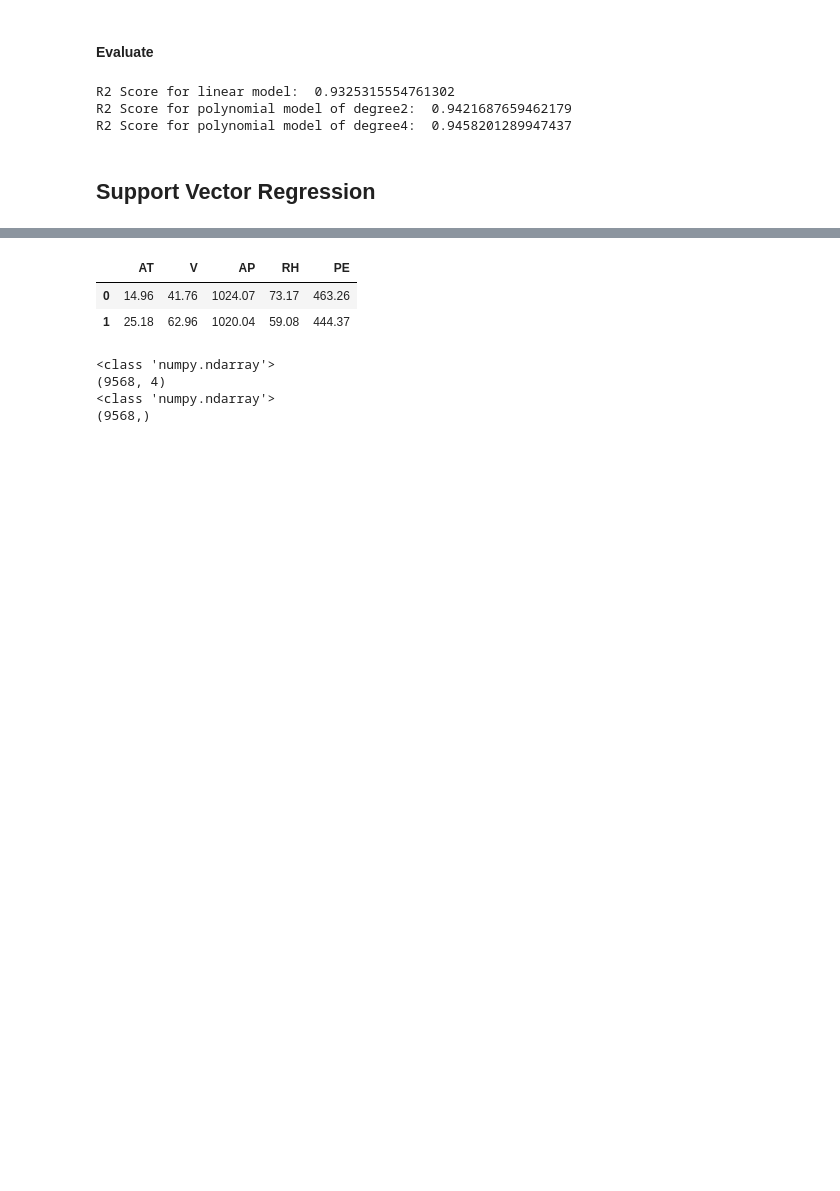
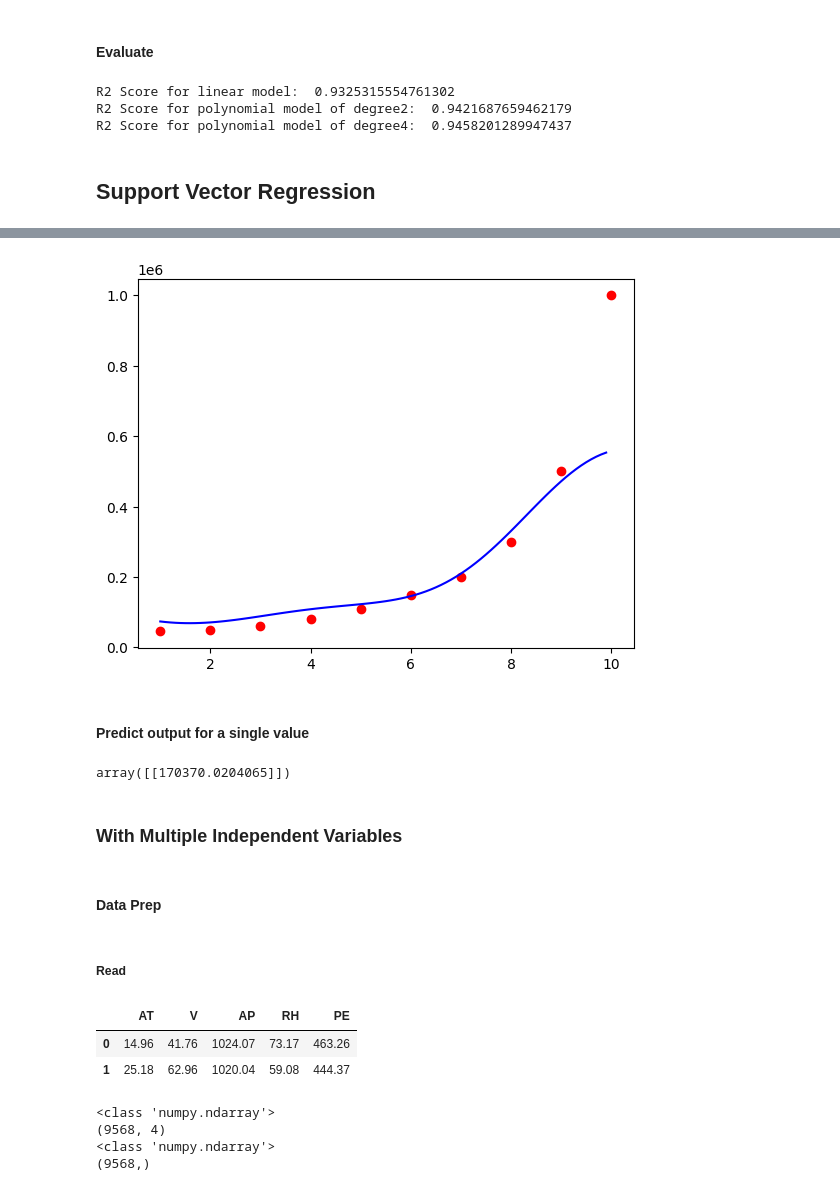
Before and after one commit to paulang1807/learn-ml, a Jupyter notebook: ScikitLearn-RegressionBasics.ipynb, the cells around one changed output, grey strips where cells are left out. Cells and saved outputs as stored; diff of their text form; code cells hidden in the pictures; blank space fills up the shorter version.

```diff
--- a/ScikitLearn-RegressionBasics.ipynb
+++ b/ScikitLearn-RegressionBasics.ipynb
@@ -731,0 +734,3 @@ R2 Score for polynomial model of degree4:  0.9458201289947437
+# %%
+dataset = pd.read_csv('data/Polynomial_Reg_data.csv')
+dataset.head(2)
@@ -732,3 +805,25 @@ R2 Score for polynomial model of degree4:  0.9458201289947437
+# %%
+# Plot smoother curve for polynomial regression predictions for degree 4
+# using a finer grain of data
+X_fin = np.arange(min(sc_x.inverse_transform(X)), max(sc_x.inverse_transform(X)), 0.1)
+X_fin = X_fin.reshape((len(X_fin), 1))
+plt.scatter(sc_x.inverse_transform(X), sc_y.inverse_transform(y), color = 'red')
+plt.plot(X_fin, sc_y.inverse_transform(r_svr.predict(sc_x.transform(X_fin)).reshape(-1,1)), color = 'blue')
+plt.show()
+# %% [output]
+[figure, added]
+# %% [markdown]
+#### Predict output for a single value
+# %%
+sc_y.inverse_transform(r_svr.predict(sc_x.transform([[6.5]])).reshape(-1,1))
+# %% [output]
+array([[170370.0204065]])
+# %% [markdown]
+### With Multiple Independent Variables
+# %% [markdown]
+#### Data Prep
+# %% [markdown]
+##### Read
 # %%
 dataset = pd.read_csv('data/uci_combined_cycle_power_plant.csv')
 dataset.head(2)
```
Also changed, not shown: parts of 66 cells of this notebook, 11 other files.
